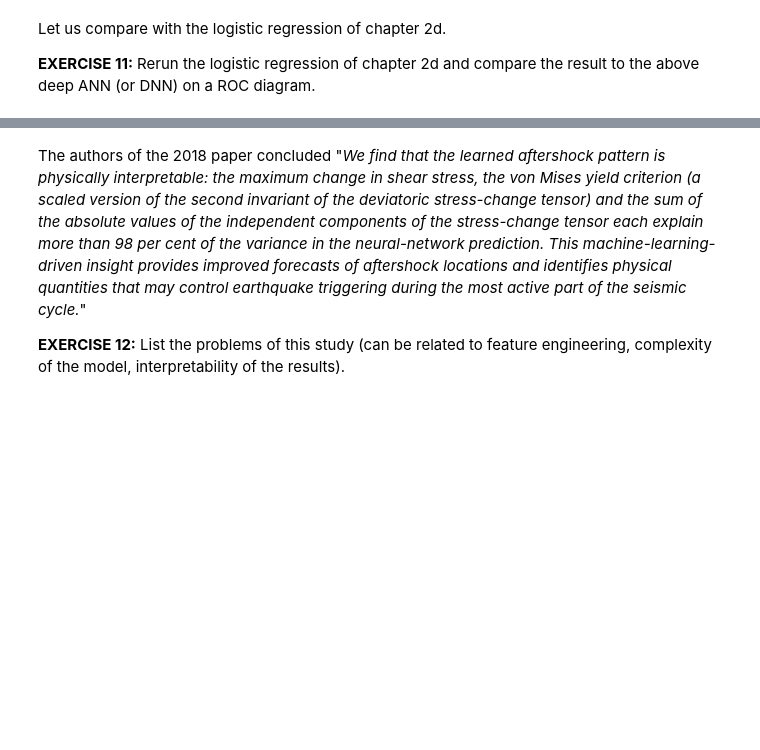
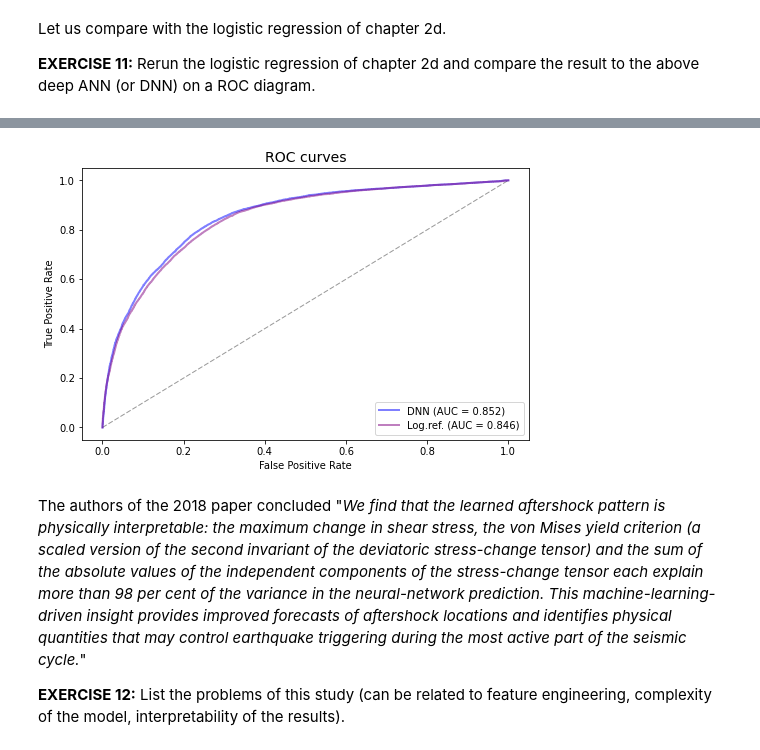
Before and after one commit to ShijingLiang/2021-MLGeo-Github, a Jupyter notebook: Chap4/chap4a.ipynb, the cells around one changed output, grey strips where cells are left out. Cells and saved outputs as stored; diff of their text form; code cells hidden in the pictures; blank space fills up the shorter version.

```diff
--- a/Chap4/chap4a.ipynb
+++ b/Chap4/chap4a.ipynb
@@ -504,7 +498,7 @@ import os
 import h5py
 
 # import xyz grid features X and label y
-directory = "data/aftershocks/AllCSV/" "D:/MLGeo-Data/AllCSV"
+directory = "D:/MLGeo-Data/AllCSV/AllCSV/"
 file_list = os.listdir(directory)
 n_files = len(file_list)
 file_list.sort()    # will sort files per mainshock date
@@ -593,0 +588,18 @@ Check with `model_DNN.summary()` that you obtain the correct number of free para
+# %%
+model_DNN = Sequential([
+    Dense(50, activation='tanh',input_shape = (12,)),#kernel_initializer='lecun_uniform',
+    Dropout(.5),
+    Dense(50,activation = 'tanh'),
+    Dropout(.5),
+    Dense(50, activation = 'tanh'),
+    Dropout(.5),
+    Dense(50, activation = 'tanh'),
+    Dropout(.5),
+    Dense(50, activation = 'tanh'),
+    Dropout(.5),
+    Dense(50, activation = 'tanh'),
+    Dropout(.5),
+    Dense(1,  activation = 'sigmoid'),#kernel_initializer='lecun_uniform',
+],)
+model_DNN.summary()
+model_DNN.compile(loss='binary_crossentropy', metrics='accuracy',optimizer="adadelta")
@@ -614,0 +684,15 @@ AUC of deep neural network: 0.8411065192311993
+# %%
+training_epochs = 10
+
+
+results_DNN = model_DNN.fit(
+    X_train, y_train, #generate_data(train_data,batch_size,0),
+    epochs = training_epochs,
+    verbose = 0   # 0 to hide the training progress, 1 otherwise
+    #batch_size=3500
+    #steps_per_epoch=int(round(x_train.shape[0]/batch_size))
+)
+
+fpr, tpr, thresholds = roc_curve(y_test, model_DNN.predict(x_test))
+AUC = auc(fpr, tpr)
+print('AUC of deep neural network:', AUC)
@@ -624,3 +710,15 @@ AUC of logistic regression with von Mises feature: 0.8482520172464317
+# %%
+plt.figure(figsize=(8,5))
+plt.plot([0, 1], [0, 1], linestyle='--', dashes=(5, 2), linewidth=1, color=[0.6, 0.6, 0.6])
+plt.plot(fpr, tpr, 'b', linewidth=2, alpha = 0.5, label='DNN (AUC = %0.3f)' % AUC)
+plt.plot(fpr_vonMises,tpr_vonMises,'purple',linewidth=2, alpha = 0.5, label='Log.ref. (AUC = %0.3f)' % AUC_vonMises)
+
+plt.xlabel('False Positive Rate')
+plt.ylabel('True Positive Rate')
+plt.title('ROC curves', size = 14)
+plt.legend(loc="lower right");
+# %% [output]
+[figure, added]
 # %% [markdown]
 The authors of the 2018 paper concluded "_We find that the learned aftershock pattern is physically interpretable: the maximum change in shear stress, the von Mises yield criterion (a scaled version of the second invariant of the deviatoric stress-change tensor) and the sum of the absolute values of the independent components of the stress-change tensor each explain more than 98 per cent of the variance in the neural-network prediction. This machine-learning- driven insight provides improved forecasts of aftershock locations and identifies physical quantities that may control earthquake triggering during the most active part of the seismic cycle._"
 
```
Also changed, not shown: parts of 17 cells of this notebook, 39 other files.
